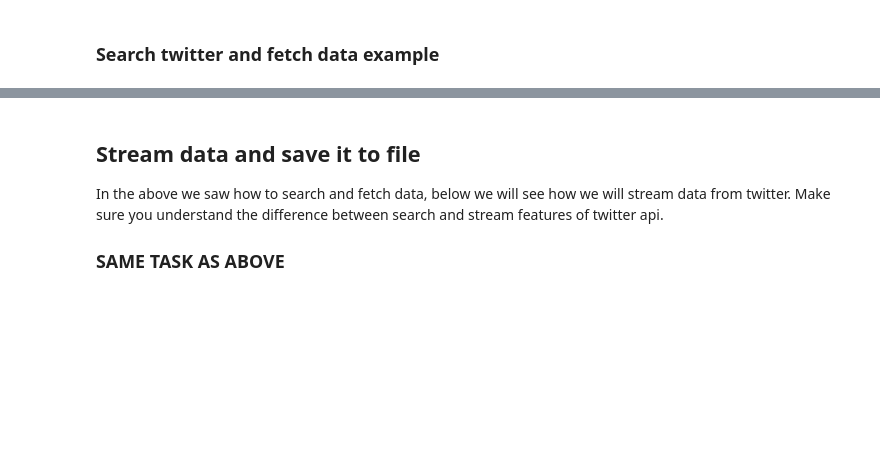
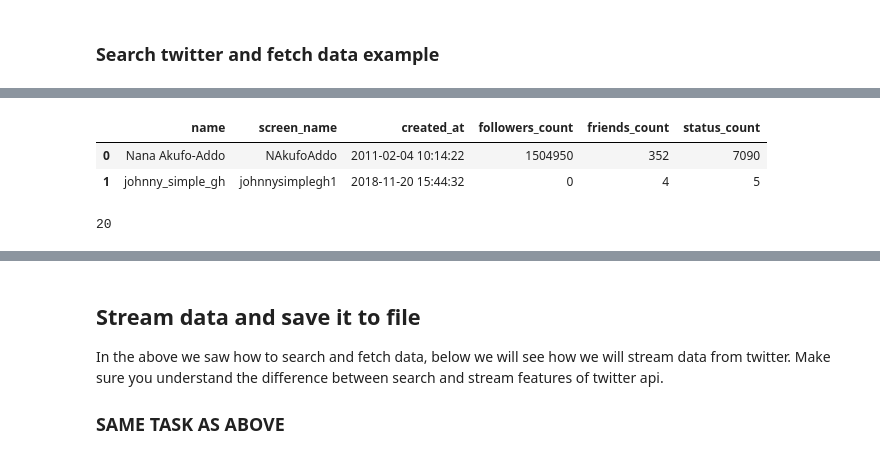
Before and after one commit to JohnnySimple/10acadCourse, a Jupyter notebook: week1/twitter_challenge_solution.ipynb, the cells around one changed output, grey strips where cells are left out. Drawn from its saved outputs; the diff is of its cells as text; code cells hidden in the pictures; blank space fills up the shorter version.

```diff
--- a/week1/twitter_challenge_solution.ipynb
+++ b/week1/twitter_challenge_solution.ipynb
@@ -325,0 +410,8 @@ else:
+# %%
+dat = ['@NAkufoAddo', '@johnnysimplegh1']
+# %%
+ms = tweetsearch()
+# ss = ms.get_active_users(influ_data_list)
+# len(ss)
+# dd = ms.get_active_users(topGov_data_list)
+# len(dd)
@@ -325,0 +420,2 @@ else:
+# %%
+dt = ms.get_users_data(dat)
@@ -325,0 +441,6 @@ else:
+# %%
+dt
+# %% [output]
+|  | name | screen_name | created_at | followers_count | friends_count | status_count |
+| 0 | Nana Akufo-Addo | NAkufoAddo | 2011-02-04 10:14:22 | 1504950 | 352 | 7090 |
+| 1 | johnny_simple_gh | johnnysimplegh1 | 2018-11-20 15:44:32 | 0 | 4 | 5 |
@@ -325,0 +453,4 @@ else:
+# %%
+len(ut)
+# %% [output]
+20
```
Also changed, not shown: parts of 20 cells of this notebook, 15 other files.
